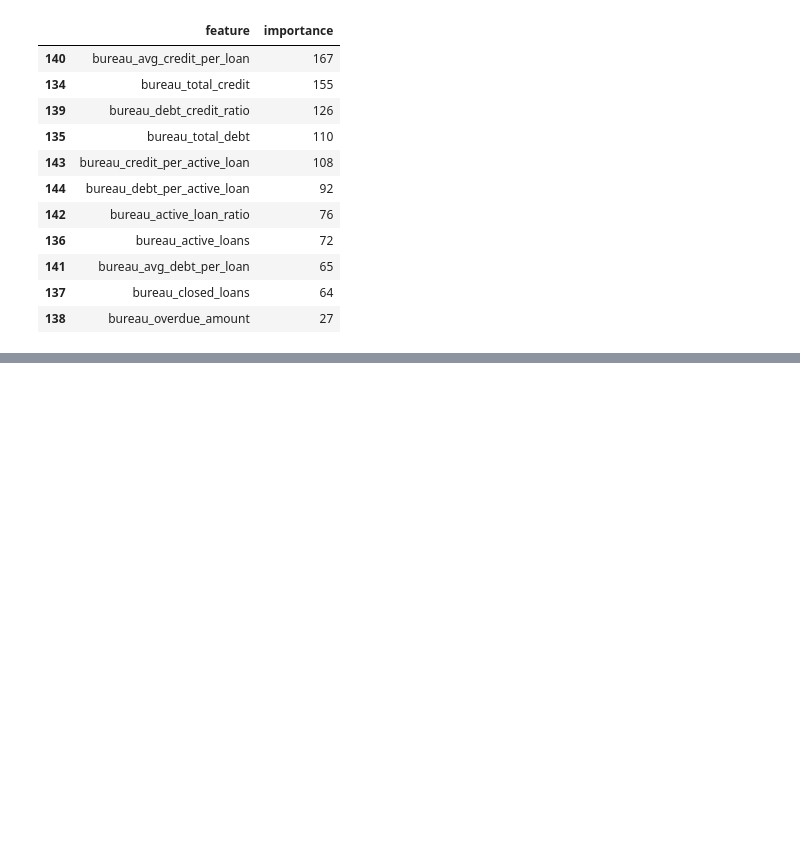
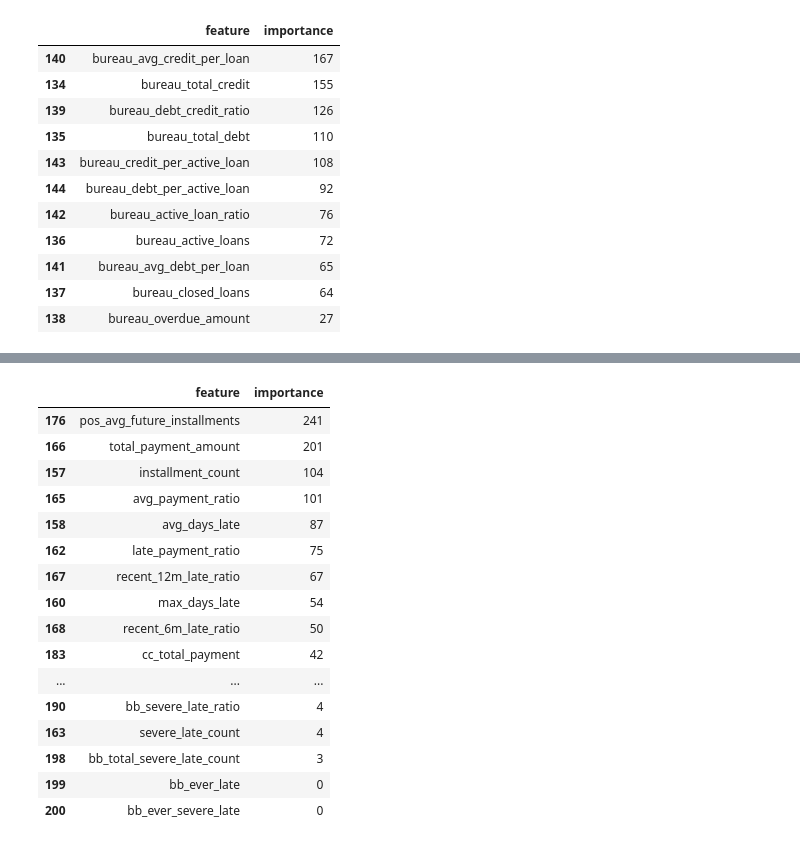
Before and after one commit to rabiadurgt/creditguard-ai, a Jupyter notebook: notebooks/03_feature_engineering.ipynb, the cells around one changed output, grey strips where cells are left out. Saved outputs shown, nothing was run; the diff lists cells and outputs as text; code cells hidden in the pictures; blank space fills up the shorter version.

```diff
--- a/notebooks/03_feature_engineering.ipynb
+++ b/notebooks/03_feature_engineering.ipynb
@@ -606,0 +682,32 @@ importance_df[
+# %%
+(
+    importance_df[
+        importance_df["feature"]
+        .str.contains(
+            "late|payment|installment"
+        )
+    ]
+    .sort_values(
+        "importance",
+        ascending=False
+    )
+    .head(30)
+)
+# %% [output]
+|  | feature | importance |
+| 176 | pos_avg_future_installments | 241 |
+| 166 | total_payment_amount | 201 |
+| 157 | installment_count | 104 |
+| 165 | avg_payment_ratio | 101 |
+| 158 | avg_days_late | 87 |
+| 162 | late_payment_ratio | 75 |
+| 167 | recent_12m_late_ratio | 67 |
+| 160 | max_days_late | 54 |
+| 168 | recent_6m_late_ratio | 50 |
+| 183 | cc_total_payment | 42 |
+| ... | ... | ... |
+| 190 | bb_severe_late_ratio | 4 |
+| 163 | severe_late_count | 4 |
+| 198 | bb_total_severe_late_count | 3 |
+| 199 | bb_ever_late | 0 |
+| 200 | bb_ever_severe_late | 0 |
```
Also changed, not shown: parts of 42 cells of this notebook, 16 other files.
